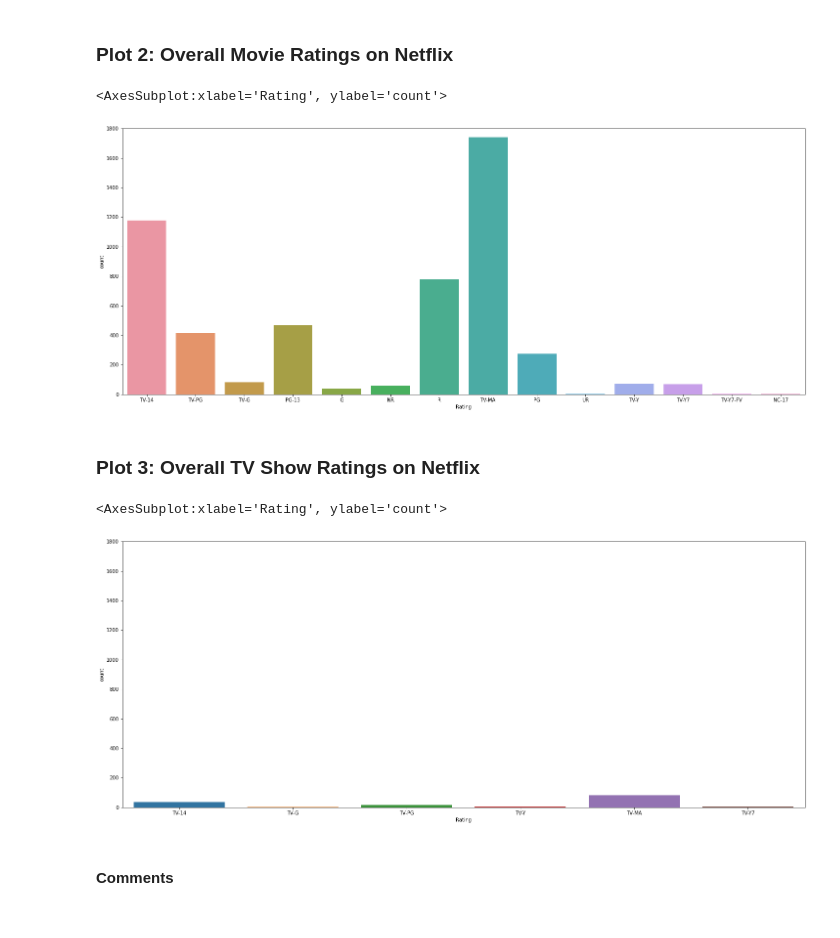
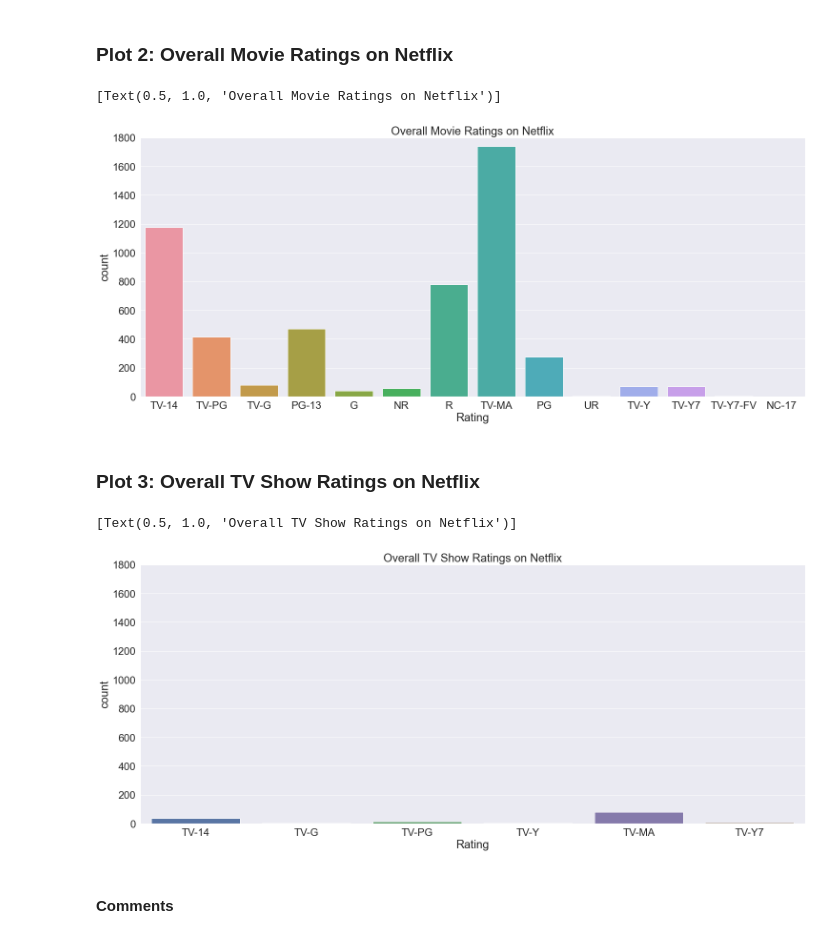
Before and after one commit to data301-2021-winter1/project-group34-project, a Jupyter notebook: notebooks/analysis1.ipynb, the cells around one changed output. Cells and saved outputs as stored; diff of their text form; code cells hidden in the pictures.

```diff
--- a/notebooks/analysis1.ipynb
+++ b/notebooks/analysis1.ipynb
@@ -10,7 +10,7 @@ import seaborn as sns
 import numpy as np
 import matplotlib.pylab as plt
 
-netflixds = pd.read_csv("D:/School/Data301/project-group34-project/netflix_titles.csv")
+netflixds = pd.read_csv("../netflix_titles.csv")
 # %% [markdown]
 ## Data Analysis Pipeline
 # %% [markdown]
@@ -73,4 +73,6 @@ df
 # %%
 plt.figure(figsize=(16,10))
 graph1 = sns.countplot(x='Type',data=netflix_updated)
+sns.set(font_scale = 2)
+graph1.set(title = 'The Quantity of Movies vs TV Shows on Netflix')
 # %% [output]
@@ -84,21 +87,25 @@ graph1 = sns.countplot(x='Type',data=netflix_updated)
 # %%
 test = netflix_updated.loc[(netflix_updated['Type'] == 'Movie')]
 plt.figure(figsize=(25,10))
 plt.ylim(0, 1800)
-sns.countplot(x='Rating', data=test)
+graph3=sns.countplot(x='Rating', data=test)
+sns.set(font_scale = 2)
+graph3.set(title = 'Overall Movie Ratings on Netflix')
 # %% [output]
-<AxesSubplot:xlabel='Rating', ylabel='count'>
+[Text(0.5, 1.0, 'Overall Movie Ratings on Netflix')]
-[figure, old version]
+[figure, new version]
 # %% [markdown]
 ### Plot 3: Overall TV Show Ratings on Netflix
 # %%
 test2 = netflix_updated.loc[(netflix_updated['Type'] == 'TV Show')]
 plt.figure(figsize=(25,10))
 plt.ylim(0, 1800)
-sns.countplot(x='Rating', data=test2)
+graph4 = sns.countplot(x='Rating', data=test2)
+sns.set(font_scale = 2)
+graph4.set(title = 'Overall TV Show Ratings on Netflix')
 # %% [output]
-<AxesSubplot:xlabel='Rating', ylabel='count'>
+[Text(0.5, 1.0, 'Overall TV Show Ratings on Netflix')]
-[figure, old version]
+[figure, new version]
 # %% [markdown]
 #### Comments
 # %% [markdown]
```
Also changed, not shown: parts of 3 cells of this notebook, 1 other file.
